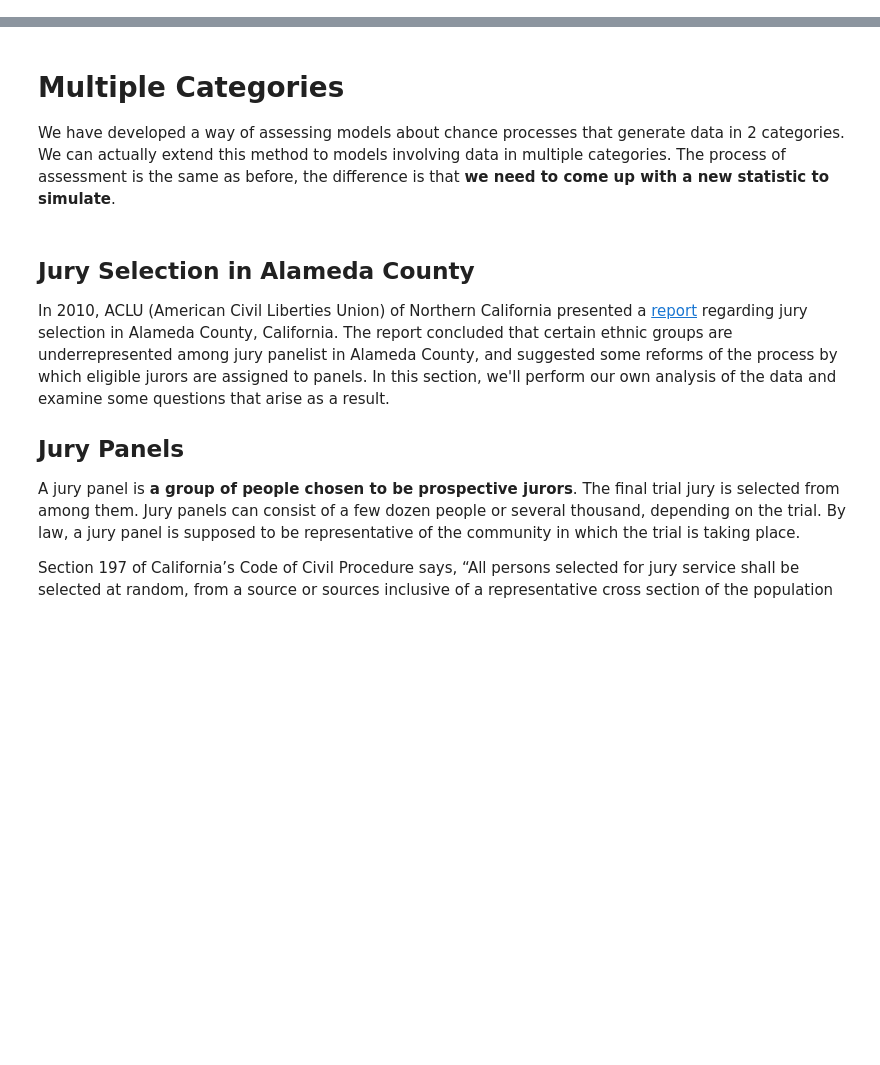
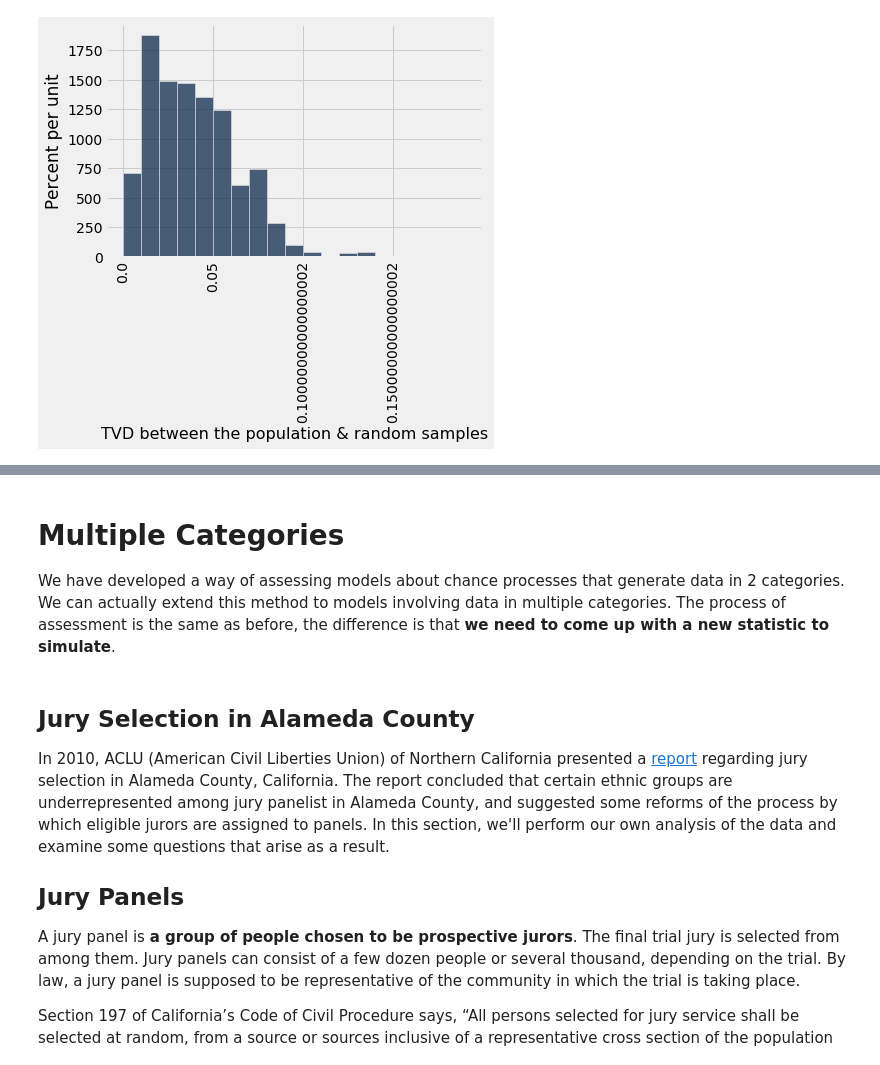
Before and after one commit to ronaldyonggi/cs, a Jupyter notebook: lecture-notes/07-10 Hypothesis Testing (Lecture 18)/Hypothesis Testing.ipynb, the cells around one changed output, grey strips where cells are left out. Drawn from its saved outputs; the diff is of its cells as text; code cells hidden in the pictures; blank space fills up the shorter version.

```diff
--- a/lecture-notes/07-10 Hypothesis Testing (Lecture 18)/Hypothesis Testing.ipynb
+++ b/lecture-notes/07-10 Hypothesis Testing (Lecture 18)/Hypothesis Testing.ipynb
@@ -9,0 +20,8 @@ import ipywidgets as widgets
+# %%
+swain = Table().with_columns(
+    'Ethnicity', make_array('Black', 'Other'),
+    'Eligible', make_array(0.26, 0.74),
+    'Panel', make_array(0.08, 0.92)
+)
+
+swain.set_format([1, 2], PercentFormatter(0))
@@ -9,0 +52,11 @@ import ipywidgets as widgets
+# %%
+population_distribution = swain.column('Eligible')
+panel_size = 100
+
+def randomPanelQuicker():
+    return swain.with_column(
+    'Random',
+    sample_proportions(100, population_distribution)).set_format(
+        'Random', PercentFormatter(0))
+
+randomPanelQuicker()
@@ -9,0 +69,9 @@ import ipywidgets as widgets
+# %%
+def total_variation_distance(distribution_1, distribution_2):
+    """Each distribution is an array of proportions that sums to 1."""
+    return np.abs(distribution_1 - distribution_2).sum()/2
+
+def table_tvd(table, label_1, label_2):
+    return total_variation_distance(table.column(label_1), table.column(label_2))
+
+table_tvd(swain, 'Eligible', 'Panel')
@@ -9,0 +80,11 @@ import ipywidgets as widgets
+# %%
+# Compute the empirical distribution of TVDs
+
+tvds = make_array()
+
+for i in np.arange(1000): # Repetitions
+    new_sample = randomPanelQuicker()
+    tvds = np.append(tvds, table_tvd(new_sample, 'Eligible', 'Random'))
+
+results = Table().with_column('TVD between the population & random samples', tvds)
+results
@@ -9,0 +104,4 @@ import ipywidgets as widgets
+# %%
+results.hist(bins=np.arange(0, 0.2, 0.01))
+# %% [output]
+[figure, added]
```
Also changed, not shown: parts of 41 cells of this notebook, 10 other files.
